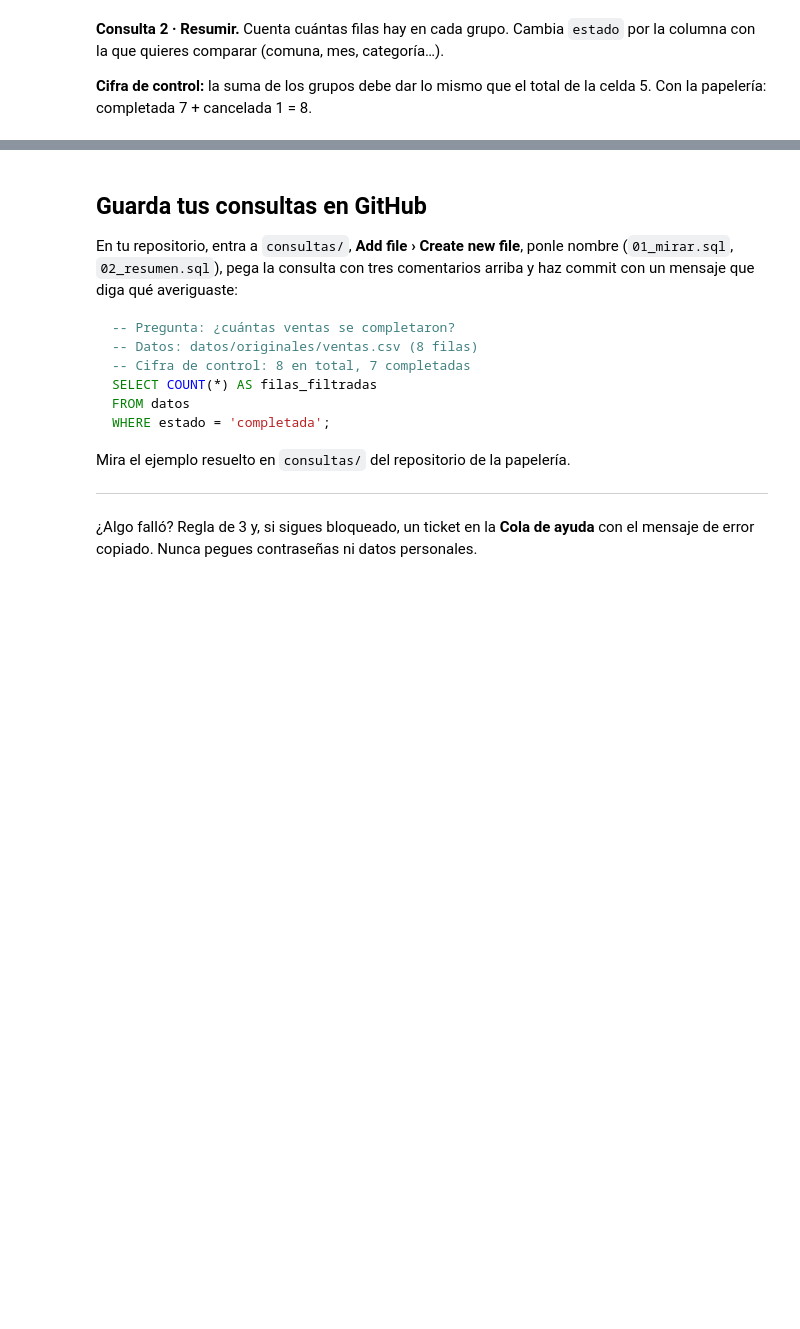
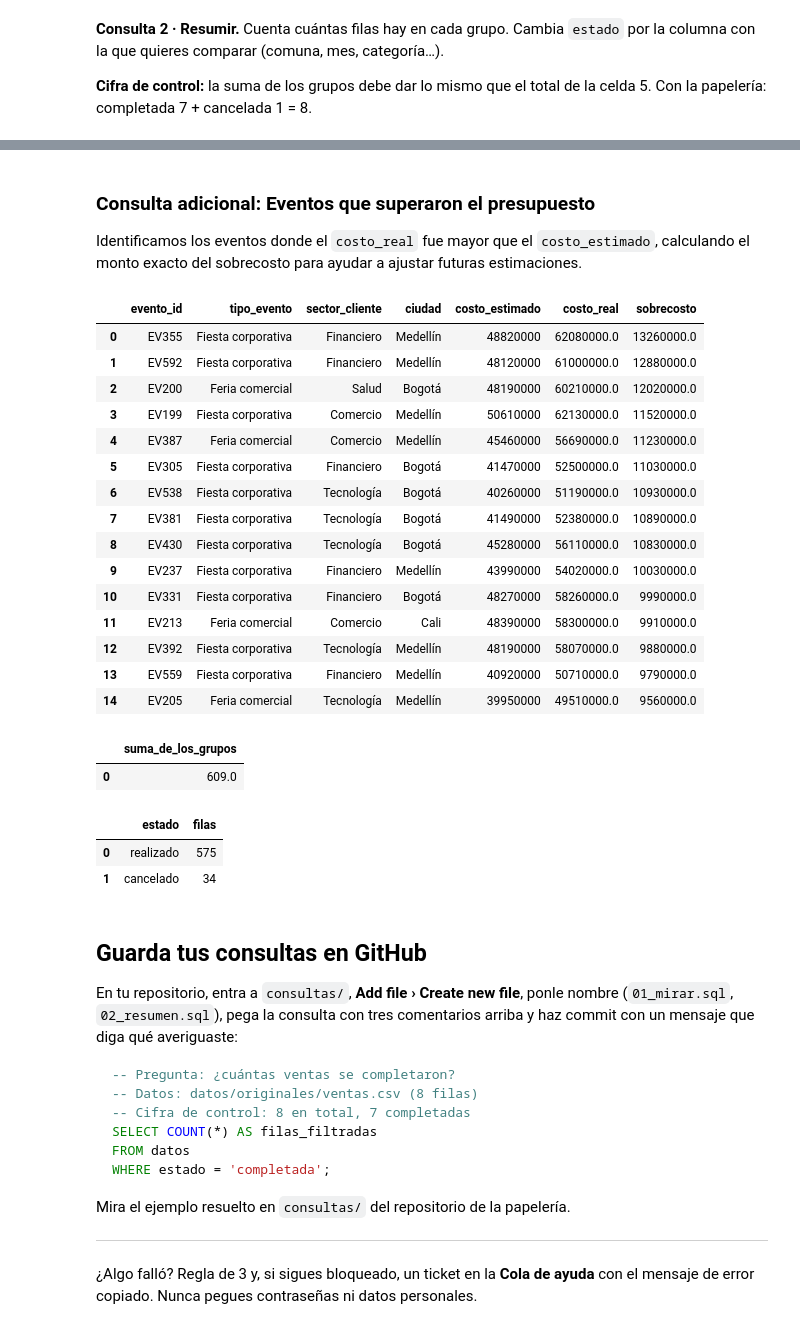
Before and after one commit to stevenjm97/Equipo-2-An-lisis-de-datos-B-sico, a Jupyter notebook: notebooks/01_consultas.ipynb, the cells around one changed output, grey strips where cells are left out. Saved outputs shown, nothing was run; the diff lists cells and outputs as text; code cells hidden in the pictures; blank space fills up the shorter version.

Commit message:
Se suben el cuaderno de las consultas con SQL

```diff
--- a/notebooks/01_consultas.ipynb
+++ b/notebooks/01_consultas.ipynb
@@ -48,7 +50,7 @@ print("Listo. Sigue con la celda 2.")
 Con el enlace que viene (el caso de la papelería) deben salir **8 filas y 6 columnas**.
 # %%
 # Celda 2 · Cargar la muestra
-ENLACE = "https://raw.githubusercontent.com/santiagom26cc/ejemplo-proyecto-datos-basico/main/datos/originales/ventas.csv"
+ENLACE = "https://github.com/stevenjm97/Equipo-2-An-lisis-de-datos-B-sico/blob/main/datos/originales/eventos_sintetico.xlsx"
 
 if ENLACE:
     datos = cargar(ENLACE)
@@ -119,3 +229,38 @@ ORDER BY filas DESC
+# %% [markdown]
+### Consulta adicional: Eventos que superaron el presupuesto
+Identificamos los eventos donde el `costo_real` fue mayor que el `costo_estimado`, calculando el monto exacto del sobrecosto para ayudar a ajustar futuras estimaciones.
+# %%
+sql("""
+SELECT
+    evento_id,
+    tipo_evento,
+    sector_cliente,
+    ciudad,
+    costo_estimado,
+    costo_real,
+    (costo_real - costo_estimado) AS sobrecosto
+FROM datos
+WHERE estado = 'realizado' AND costo_real > costo_estimado
+ORDER BY sobrecosto DESC
+LIMIT 15
+""")
+# %% [output]
+|  | evento_id | tipo_evento | sector_cliente | ciudad | costo_estimado | costo_real | sobrecosto |
+| 0 | EV355 | Fiesta corporativa | Financiero | Medellín | 48820000 | 62080000.0 | 13260000.0 |
+| 1 | EV592 | Fiesta corporativa | Financiero | Medellín | 48120000 | 61000000.0 | 12880000.0 |
+| 2 | EV200 | Feria comercial | Salud | Bogotá | 48190000 | 60210000.0 | 12020000.0 |
+| 3 | EV199 | Fiesta corporativa | Comercio | Medellín | 50610000 | 62130000.0 | 11520000.0 |
+| 4 | EV387 | Feria comercial | Comercio | Medellín | 45460000 | 56690000.0 | 11230000.0 |
+| 5 | EV305 | Fiesta corporativa | Financiero | Bogotá | 41470000 | 52500000.0 | 11030000.0 |
+| 6 | EV538 | Fiesta corporativa | Tecnología | Bogotá | 40260000 | 51190000.0 | 10930000.0 |
+| 7 | EV381 | Fiesta corporativa | Tecnología | Bogotá | 41490000 | 52380000.0 | 10890000.0 |
+| 8 | EV430 | Fiesta corporativa | Tecnología | Bogotá | 45280000 | 56110000.0 | 10830000.0 |
+| 9 | EV237 | Fiesta corporativa | Financiero | Medellín | 43990000 | 54020000.0 | 10030000.0 |
+| 10 | EV331 | Fiesta corporativa | Financiero | Bogotá | 48270000 | 58260000.0 | 9990000.0 |
+| 11 | EV213 | Feria comercial | Comercio | Cali | 48390000 | 58300000.0 | 9910000.0 |
+| 12 | EV392 | Fiesta corporativa | Tecnología | Medellín | 48190000 | 58070000.0 | 9880000.0 |
+| 13 | EV559 | Fiesta corporativa | Financiero | Medellín | 40920000 | 50710000.0 | 9790000.0 |
+| 14 | EV205 | Feria comercial | Tecnología | Medellín | 39950000 | 49510000.0 | 9560000.0 |
 # %%
 # Celda 9 · Cifra de control: ¿la suma de los grupos da el total?
 sql("""
@@ -124,8 +269,24 @@ FROM (
     SELECT estado, COUNT(*) AS filas
     FROM datos
     GROUP BY estado
+
 )
 """)
+# %% [output]
+|  | suma_de_los_grupos |
+| 0 | 609.0 |
+# %%
+# Celda 9 · Cifra de control: ¿la suma de los grupos da el total?
+sql("""
+SELECT estado, COUNT(*) AS filas
+FROM datos
+GROUP BY estado
+ORDER BY filas DESC
+""")
+# %% [output]
+|  | estado | filas |
+| 0 | realizado | 575 |
+| 1 | cancelado | 34 |
 # %% [markdown]
 ## Guarda tus consultas en GitHub
 
```
Also changed, not shown: parts of 13 cells of this notebook.
